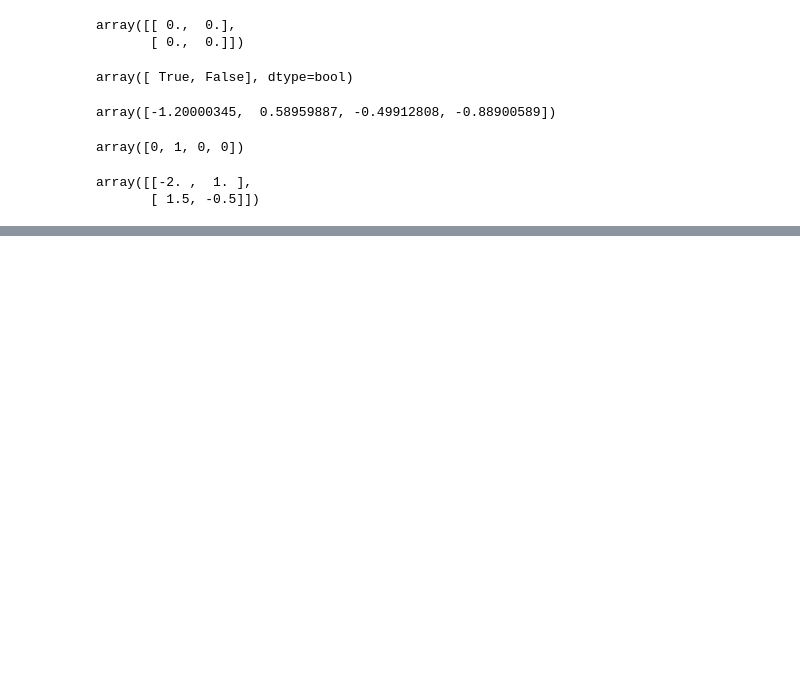
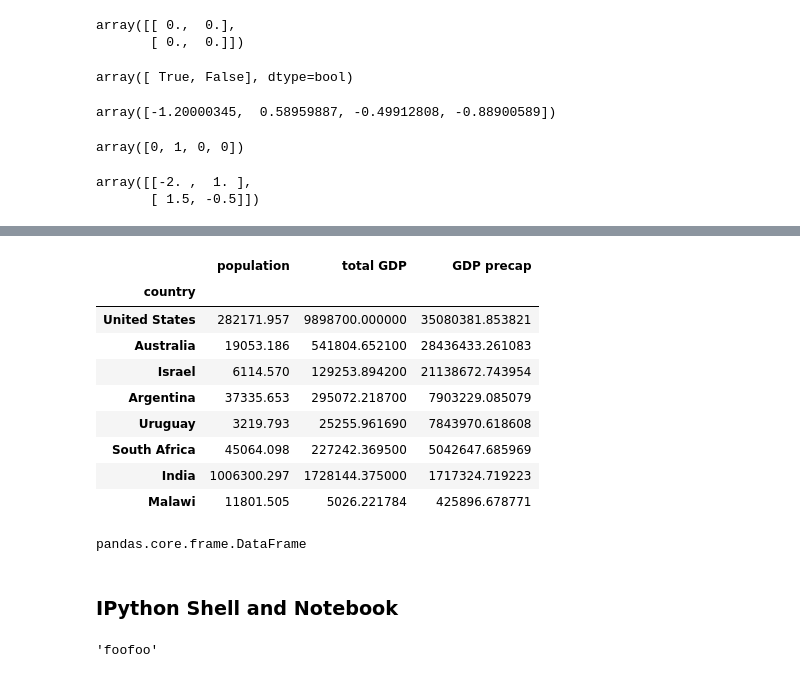
Before and after one commit to xzenggit/en, a Jupyter notebook: _drafts/quant_economy_python.ipynb, the cells around one changed output, grey strips where cells are left out. Cells and saved outputs as stored; diff of their text form; code cells hidden in the pictures; blank space fills up the shorter version.

```diff
--- a/_drafts/quant_economy.ipynb
+++ b/_drafts/quant_economy_python.ipynb
@@ -622,0 +825,15 @@ array([[-2. ,  1. ],
+# %%
+# sort
+df = df.sort_index(by='GDP precap', ascending=False)
+df
+# %% [output]
+|  | population | total GDP | GDP precap |
+| country |  |  |  |
+| United States | 282171.957 | 9898700.000000 | 35080381.853821 |
+| Australia | 19053.186 | 541804.652100 | 28436433.261083 |
+| Israel | 6114.570 | 129253.894200 | 21138672.743954 |
+| Argentina | 37335.653 | 295072.218700 | 7903229.085079 |
+| Uruguay | 3219.793 | 25255.961690 | 7843970.618608 |
+| South Africa | 45064.098 | 227242.369500 | 5042647.685969 |
+| India | 1006300.297 | 1728144.375000 | 1717324.719223 |
+| Malawi | 11801.505 | 5026.221784 | 425896.678771 |
@@ -622,0 +845,10 @@ array([[-2. ,  1. ],
+# %%
+# access data with pandas
+import pandas.io.data as web
+import datetime as dt
+
+start, end = dt.datetime(2006, 1, 1), dt.datetime(2012, 12, 31)
+data = web.DataReader('UNRATE', 'fred', start, end)
+type(data)
+# %% [output]
+pandas.core.frame.DataFrame
@@ -622,0 +882,6 @@ array([[-2. ,  1. ],
+# %% [markdown]
+### IPython Shell and Notebook
+# %%
+'foo' * 2
+# %% [output]
+'foofoo'
```
Also changed, not shown: parts of 28 cells of this notebook, 2 other files.
